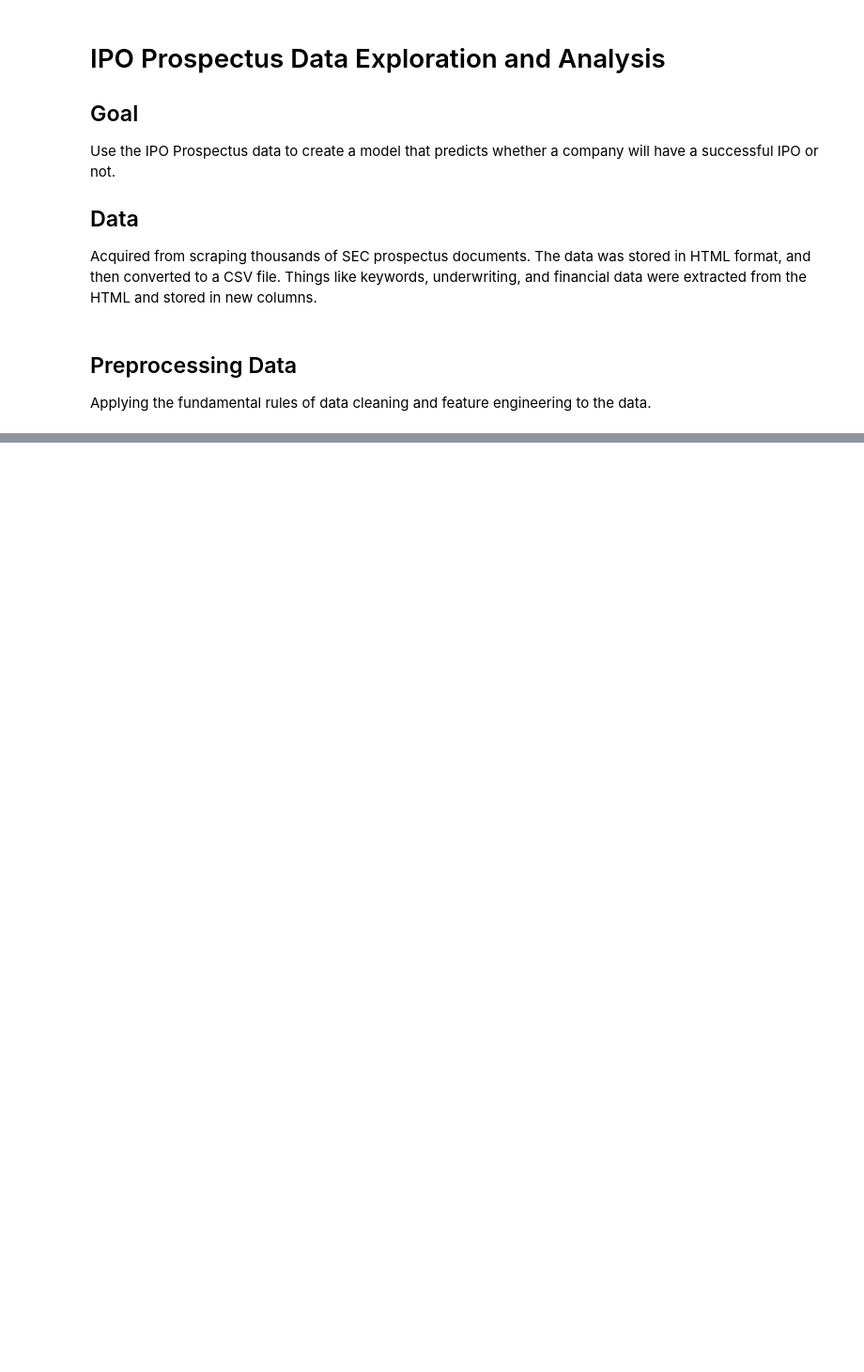
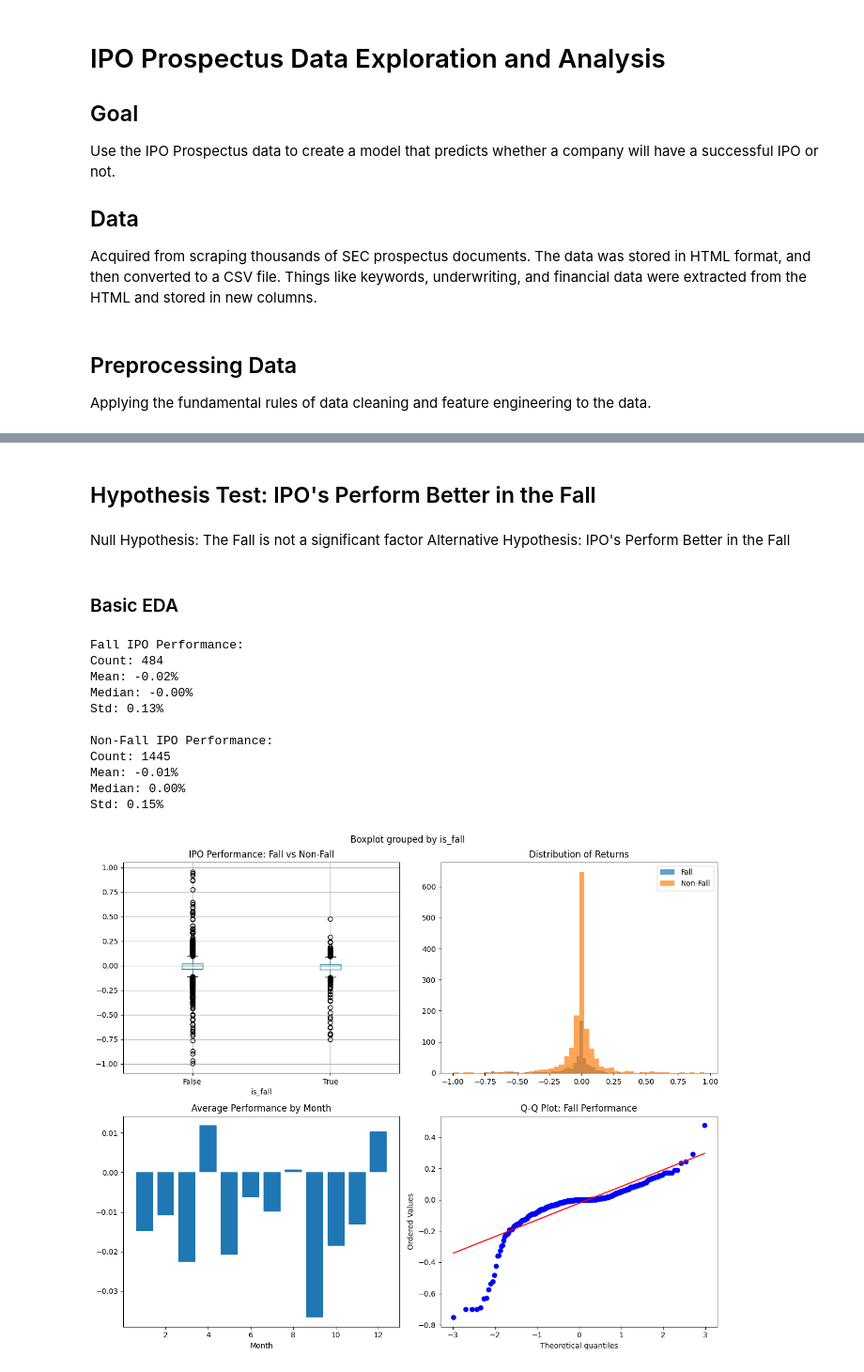
Before and after one commit to jonkarrer/ipo-case-study, a Jupyter notebook: notebooks/final_analysis.ipynb, the cells around one changed output, grey strips where cells are left out. Shown: that part at 94% size. Cells and saved outputs as stored; diff of their text form; code cells hidden in the pictures; blank space fills up the shorter version.

Commit message:
feat: hypothesis testing

```diff
--- a/notebooks/final_analysis.ipynb
+++ b/notebooks/final_analysis.ipynb
@@ -307,0 +320,66 @@ df.head()
+# %% [markdown]
+## Hypothesis Test: IPO's Perform Better in the Fall
+# %% [markdown]
+Null Hypothesis: The Fall is not a significant factor
+Alternative Hypothesis: IPO's Perform Better in the Fall
+# %%
+# Define fall months (September=9, October=10, November=11)
+df['is_fall'] = df['ipo_month'].isin([9, 10, 11])
+
+# Create fall vs non-fall groups
+fall_performance = df[df['is_fall'] == True]['diff_percent']
+non_fall_performance = df[df['is_fall'] == False]['diff_percent']
+# %% [markdown]
+### Basic EDA
+# %%
+# Basic statistics
+print("Fall IPO Performance:")
+print(f"Count: {len(fall_performance)}")
+print(f"Mean: {fall_performance.mean():.2f}%")
+print(f"Median: {fall_performance.median():.2f}%")
+print(f"Std: {fall_performance.std():.2f}%")
+
+print("\nNon-Fall IPO Performance:")
+print(f"Count: {len(non_fall_performance)}")
+print(f"Mean: {non_fall_performance.mean():.2f}%")
+print(f"Median: {non_fall_performance.median():.2f}%")
+print(f"Std: {non_fall_performance.std():.2f}%")
+
+# Visualizations
+fig, axes = plt.subplots(2, 2, figsize=(12, 10))
+
+# Box plot
+df.boxplot(column='diff_percent', by='is_fall', ax=axes[0,0])
+axes[0,0].set_title('IPO Performance: Fall vs Non-Fall')
+
+# Histograms
+axes[0,1].hist(fall_performance, alpha=0.7, label='Fall', bins=50)
+axes[0,1].hist(non_fall_performance, alpha=0.7, label='Non-Fall', bins=50)
+axes[0,1].legend()
+axes[0,1].set_title('Distribution of Returns')
+
+# Monthly breakdown
+monthly_stats = df.groupby('ipo_month')['diff_percent'].agg(['mean', 'count'])
+axes[1,0].bar(monthly_stats.index, monthly_stats['mean'])
+axes[1,0].set_title('Average Performance by Month')
+axes[1,0].set_xlabel('Month')
+
+# Q-Q plots for normality check
+stats.probplot(fall_performance, dist="norm", plot=axes[1,1])
+axes[1,1].set_title('Q-Q Plot: Fall Performance')
+
+plt.tight_layout()
+plt.show()
+# %% [output]
+Fall IPO Performance:
+Count: 484
+Mean: -0.02%
+Median: -0.00%
+Std: 0.13%
+
+Non-Fall IPO Performance:
+Count: 1445
+Mean: -0.01%
+Median: 0.00%
+Std: 0.15%
+[figure, added]
```
Also changed, not shown: parts of 9 cells of this notebook, 1 other file.
